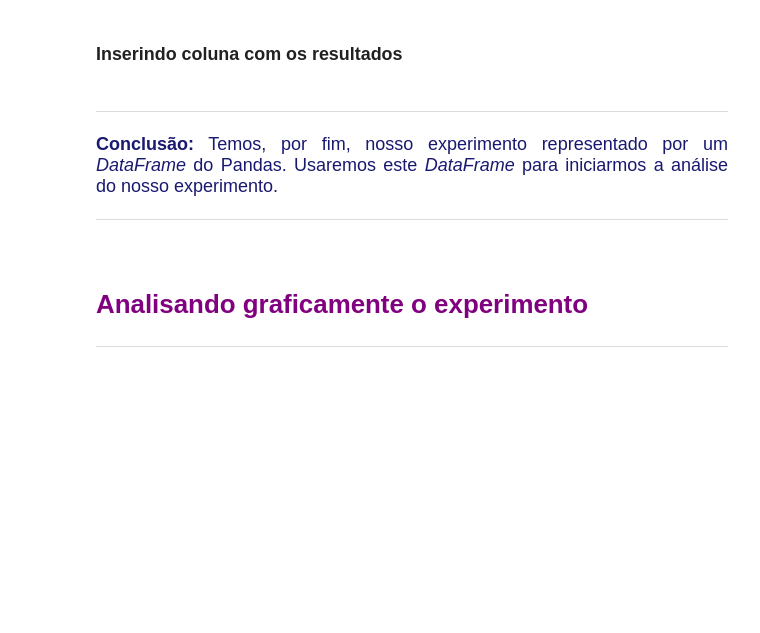
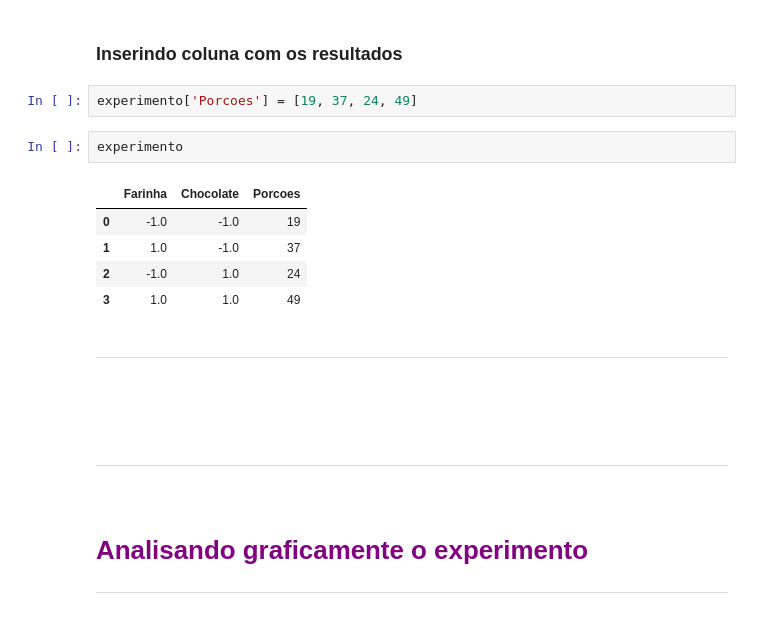
Before and after one commit to EdCarlosBicudo/formacao_data_science_alura, a Jupyter notebook: 10- Introdução à experimentação: Análise de experimentos/Planejamento_experimentos_aula.ipynb, the cells around one changed output. Drawn from its saved outputs; the diff is of its cells as text; blank space fills up the shorter version.

```diff
--- a/10- Introdução à experimentação: Análise de experimentos/Planejamento_experimentos_aula.ipynb
+++ b/10- Introdução à experimentação: Análise de experimentos/Planejamento_experimentos_aula.ipynb
@@ -61,9 +86,19 @@ https://pypi.org/project/pyDOE2/
 # %% [markdown]
 ### Inserindo coluna com os resultados
+# %%
+experimento['Porcoes'] = [19, 37, 24, 49]
+# %%
+experimento
+# %% [output]
+|  | Farinha | Chocolate | Porcoes |
+| 0 | -1.0 | -1.0 | 19 |
+| 1 | 1.0 | -1.0 | 37 |
+| 2 | -1.0 | 1.0 | 24 |
+| 3 | 1.0 | 1.0 | 49 |
 # %% [markdown]
 <hr>
 <p style='font-size: 18px; line-height: 2; margin: 0px 0px; text-align: justify; text-indent: 0px;'>
-    <font color="MidnightBlue"> <b>Conclusão:</b> Temos, por fim, nosso experimento representado por um <i>DataFrame</i> do Pandas. Usaremos este <i>DataFrame</i> para iniciarmos a análise do nosso experimento.
+    <font color="White"> <b>Conclusão:</b> Temos, por fim, nosso experimento representado por um <i>DataFrame</i> do Pandas. Usaremos este <i>DataFrame</i> para iniciarmos a análise do nosso experimento.
 
 <hr>
 # %% [markdown]
```
Also changed, not shown: parts of 16 cells of this notebook.
